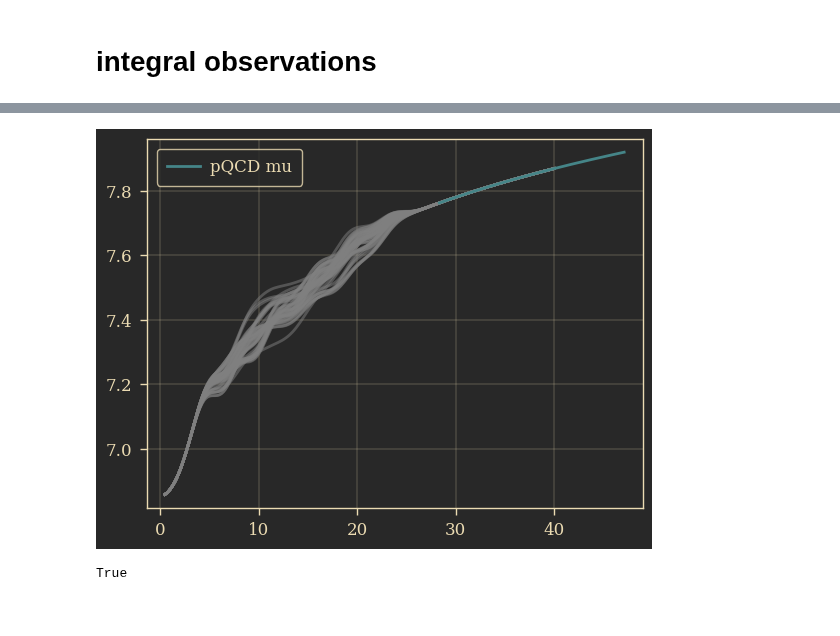
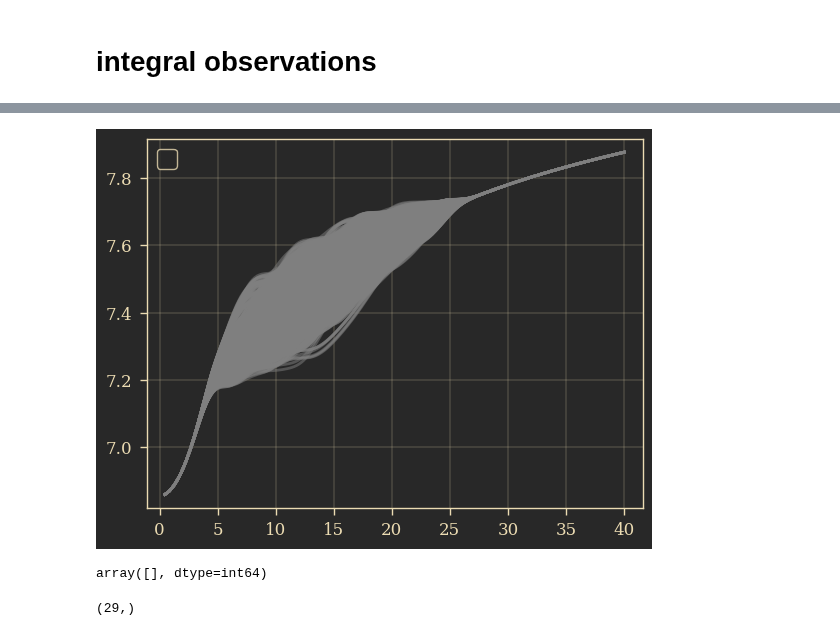
Before and after one commit to codinginrevolt/master_thesis, a Jupyter notebook: gpr/notebooks/virt_obs2.ipynb, the cells around one changed output, grey strips where cells are left out. Cells and saved outputs as stored; diff of their text form; code cells hidden in the pictures.

Commit message:
commit before playin around

```diff
--- a/gpr/notebooks/virt_obs2.ipynb
+++ b/gpr/notebooks/virt_obs2.ipynb
@@ -135,3 +136,22 @@ C_int = build_C_trap(n_int, n0=n_ceft[0]*ns, n_mu=n_pqcd*ns)
+# %%
+mu_int = 2.6
+
+
+
+from pqcd.pQCD import pQCD
+pQCD_temp = pQCD(X_hat)
+n_int_c = pQCD_temp.number_density(mu_int) # note im calling this c and the other int but it should be the other way around
+n_int_c = np.array([n_int_c])
+
+n_int = np.linspace(n_ceft[0], n_int_c[-1], 400)*ns
+
+C_int = build_C_trap(n_int, n0=n_ceft[0]*ns, n_mu=n_int_c)
+
+e0, p0,n0, mu0 = anal.get_ceft_ini()
+
+mu_int = 2.6 * 1000
+int_train = np.log(mu_int/mu0)
+int_train = np.array([int_train])
 # %%
 kernel = Kernel('SE', sigma=sigma_hat, l=l_hat)
 
@@ -141,9 +161,21 @@ mean_train, mean_i = cgp._set_means(n, n_int)
 mean_train = np.ones_like(n) * mean_train
 mean_i = np.ones_like(n_int) * mean_i # perhaps should be zero instead
 # %%
+from pqcd.pQCD import pQCD
+pQCD_temp = pQCD(X_hat)
 e0, p0,n0, mu0 = anal.get_ceft_ini()
-mu_pqcd = np.linspace(2.35, 2.75, len(n_pqcd)) * 1000
+mu_pqcd = np.linspace(2.6, 2.75, 5)
+n_pqcd_int = np.asarray(np.vectorize(pQCD_temp.number_density)(mu_pqcd))
+
+mu_pqcd = mu_pqcd * 1000
 int_train = np.log(mu_pqcd/mu0)
+
+#int_train = np.log(mu_int/mu0)
+#int_train = np.array([int_train])
+# %%
+n_int = np.linspace(n_ceft[0], n_pqcd[-1], 400)*ns
+
+C_int = build_C_trap(n_int, n0=n_ceft[0]*ns, n_mu=n_pqcd_int)
 # %%
 K_ss = cgp._set_K_11(n, var_f=None, stabilise=True, jitter_value=cgp.jitter)  # training cov + noise if any
 K_1i = cgp.kernel.compute(n, n_int)
@@ -271,7 +307,7 @@ Z_samples = tmg.sample_tmvn_ess(z0,
                                         A,
                                         b,
                                         X=None, y=None,
-                                        n_samples=50,
+                                        n_samples=2000,
                                         eta_init=200,
                                         update_eta=True)
 
@@ -292,7 +328,7 @@ eps = rng.multivariate_normal(
     check_valid='ignore',
     tol=1e-9
 )
-Ystar_samples = m_stars + eps
+Ystar_samples = m_stars #+ eps
 # %%
 for i in range(len(Ystar_samples)):
     plt.plot(n_test/ns, Ystar_samples[i],color='grey', alpha=0.5)
@@ -317,17 +410,17 @@ plt.show()
 # %%
 for i in range(len(Ystar_samples)):
     eos = EosProperties(n = n_test, phi=None,
                         epsi_0=e0, p_0=p0,
                         mu_0=mu0, cs2 = Ystar_samples[i])
     vals = eos.get_all()
     plt.plot(n_test/ns, np.log(vals['mu']),
              color='grey', alpha=0.5)
-plt.plot(n_pqcd, np.log(mu_pqcd), label='pQCD mu')
+#plt.plot(n_pqcd, np.log(mu_pqcd), label='pQCD mu')
 plt.legend()
 plt.show()
 # %% [output]
-[figure, old version]
+[figure, new version]
 # %%
-np.any((np.where(Ystar_samples<0)))
+((np.where(Z_samples<0)))[0]
 # %% [output]
-True
+array([], dtype=int64)
@@ -334,3 +429,7 @@ True
+# %%
+((np.where(Ystar_samples<0)))[0].shape
+# %% [output]
+(29,)
 # %%
 for i in range(len(Ystar_samples)):
     plt.plot(n_test/ns, Ystar_samples[i],color='grey', alpha=0.5)
```
Also changed, not shown: parts of 18 cells of this notebook, 7 other files.
